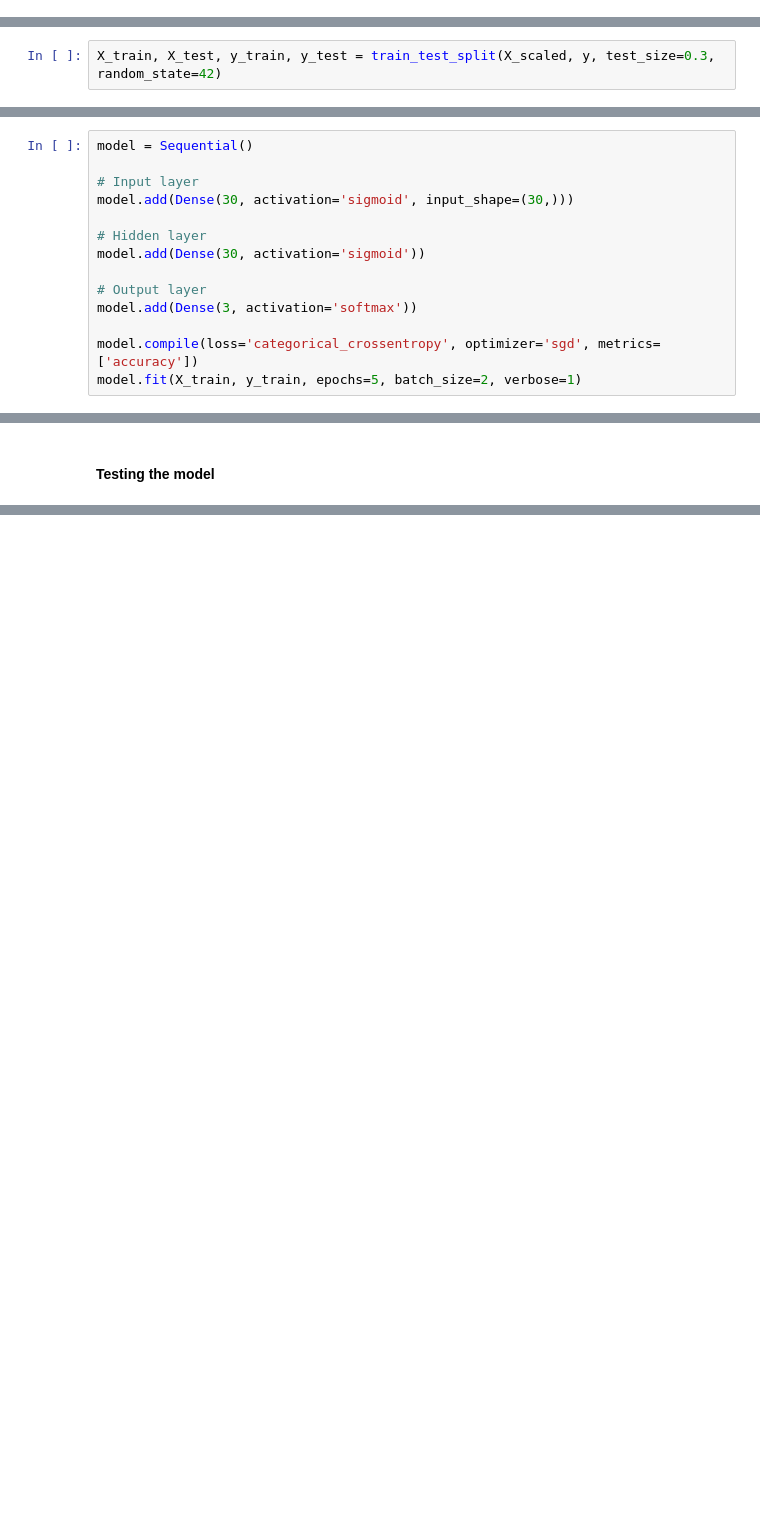
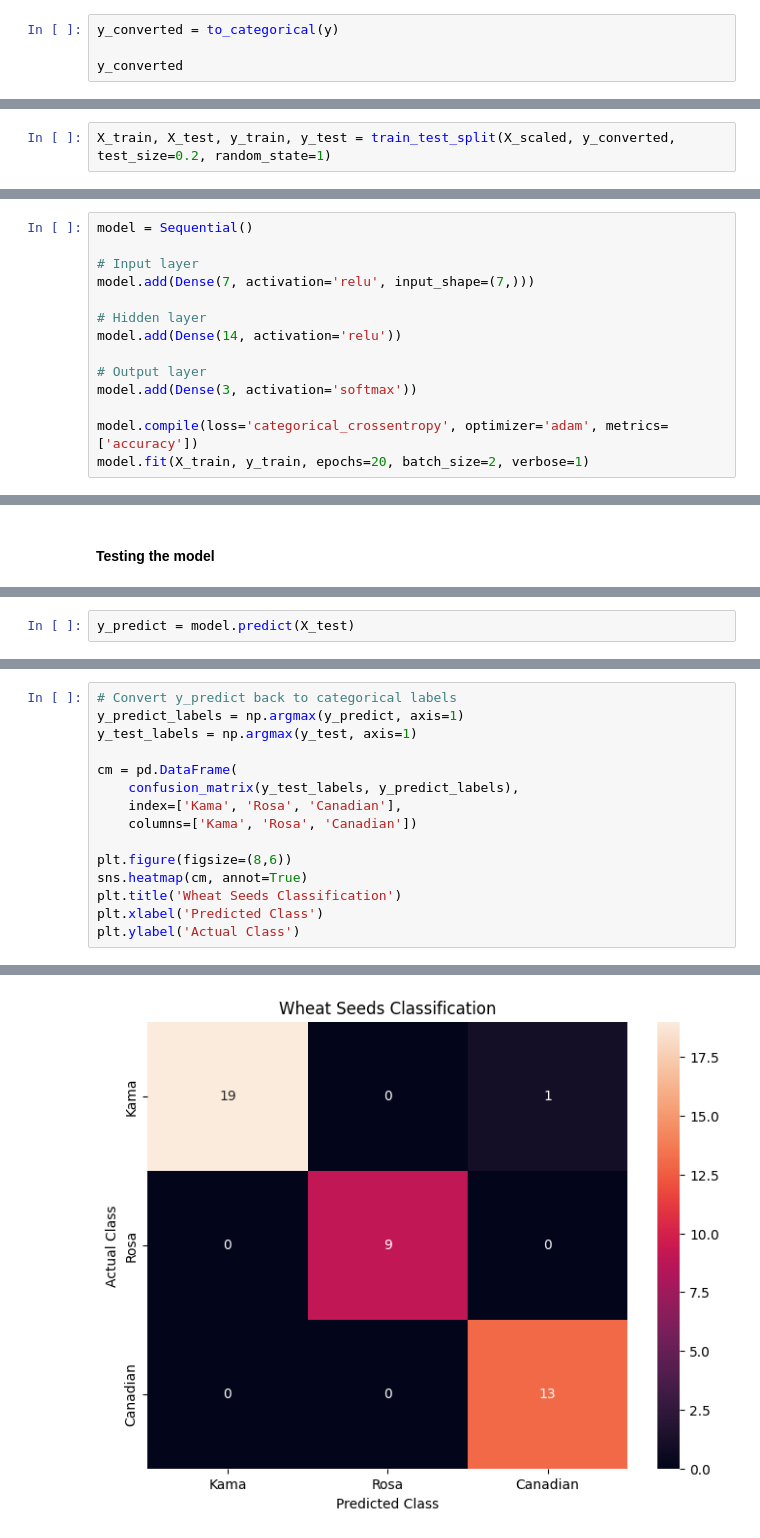
Before and after one commit to jaypbazar/Machine-Learning-PS3, a Jupyter notebook: PS3_Bazar_BSCS2A.ipynb, the cells around one changed output, grey strips where cells are left out. Cells and saved outputs as stored; diff of their text form; blank space fills up the shorter version.

```diff
--- a/PS3_Bazar_BSCS2A.ipynb
+++ b/PS3_Bazar_BSCS2A.ipynb
@@ -43,0 +64,4 @@ y = to_categorical(y+1)
+# %%
+y_converted = to_categorical(y)
+
+y_converted
@@ -44,21 +86,21 @@ y = to_categorical(y+1)
 # %% [markdown]
 #### Split the data in training and testing sets
 # %%
-X_train, X_test, y_train, y_test = train_test_split(X_scaled, y, test_size=0.3, random_state=42)
+X_train, X_test, y_train, y_test = train_test_split(X_scaled, y_converted, test_size=0.2, random_state=1)
 # %% [markdown]
 #### Defining the model
 # %%
 model = Sequential()
 
 # Input layer
-model.add(Dense(30, activation='sigmoid', input_shape=(30,)))
+model.add(Dense(7, activation='relu', input_shape=(7,)))
 
 # Hidden layer
-model.add(Dense(30, activation='sigmoid'))
+model.add(Dense(14, activation='relu'))
 
 # Output layer
 model.add(Dense(3, activation='softmax'))
 
-model.compile(loss='categorical_crossentropy', optimizer='sgd', metrics=['accuracy'])
-model.fit(X_train, y_train, epochs=5, batch_size=2, verbose=1)
+model.compile(loss='categorical_crossentropy', optimizer='adam', metrics=['accuracy'])
+model.fit(X_train, y_train, epochs=20, batch_size=2, verbose=1)
 # %% [output]
@@ -77,0 +135,2 @@ Epoch 5/5
+# %%
+y_predict = model.predict(X_test)
@@ -77,0 +141,16 @@ Epoch 5/5
+# %%
+# Convert y_predict back to categorical labels
+y_predict_labels = np.argmax(y_predict, axis=1)
+y_test_labels = np.argmax(y_test, axis=1)
+
+cm = pd.DataFrame(
+    confusion_matrix(y_test_labels, y_predict_labels),
+    index=['Kama', 'Rosa', 'Canadian'],
+    columns=['Kama', 'Rosa', 'Canadian'])
+
+plt.figure(figsize=(8,6))
+sns.heatmap(cm, annot=True)
+plt.title('Wheat Seeds Classification')
+plt.xlabel('Predicted Class')
+plt.ylabel('Actual Class')
+# %% [output]
@@ -77,0 +158 @@ Epoch 5/5
+[figure, added]
```
Also changed, not shown: parts of 14 cells of this notebook, 1 other file.
